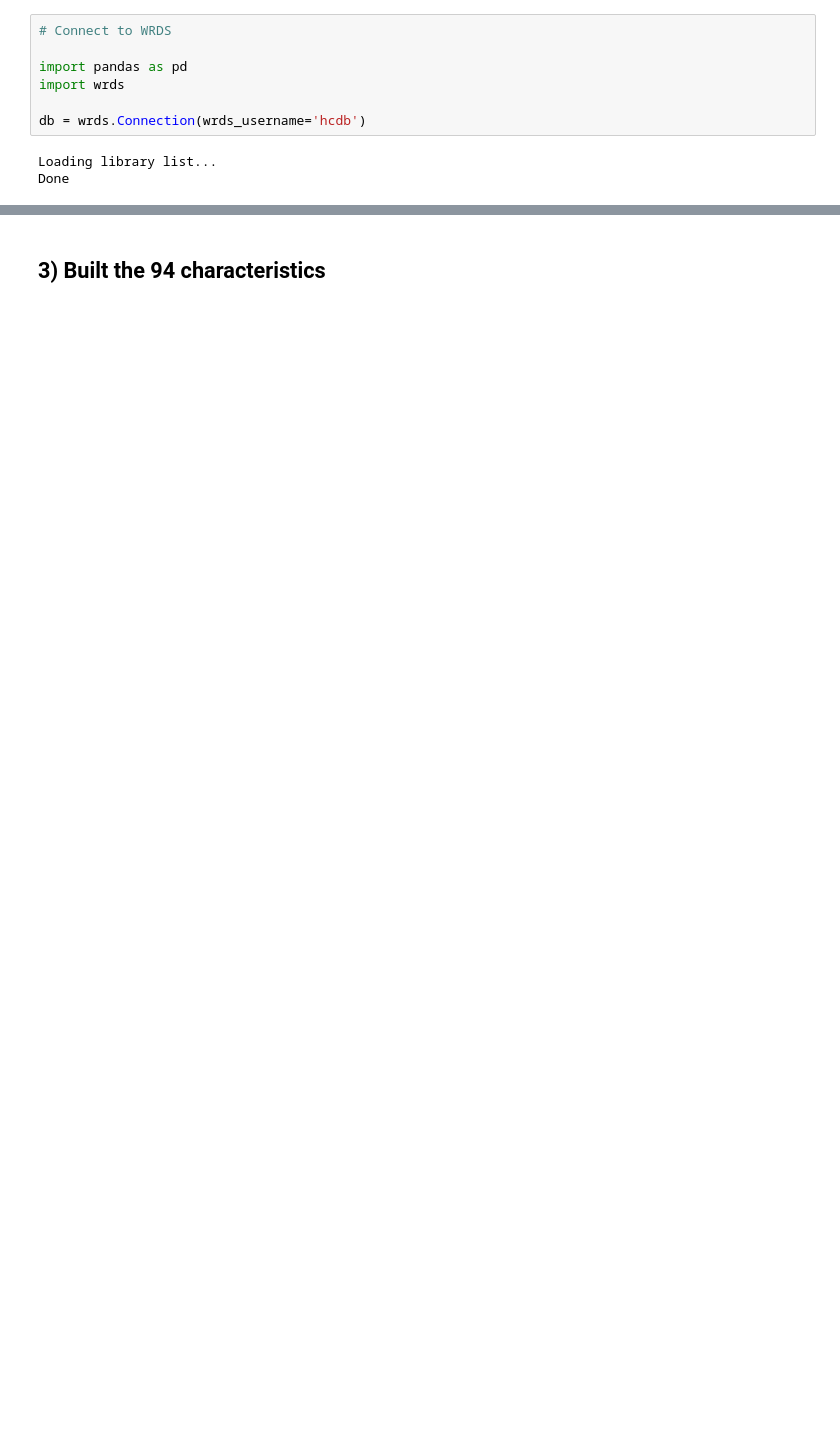
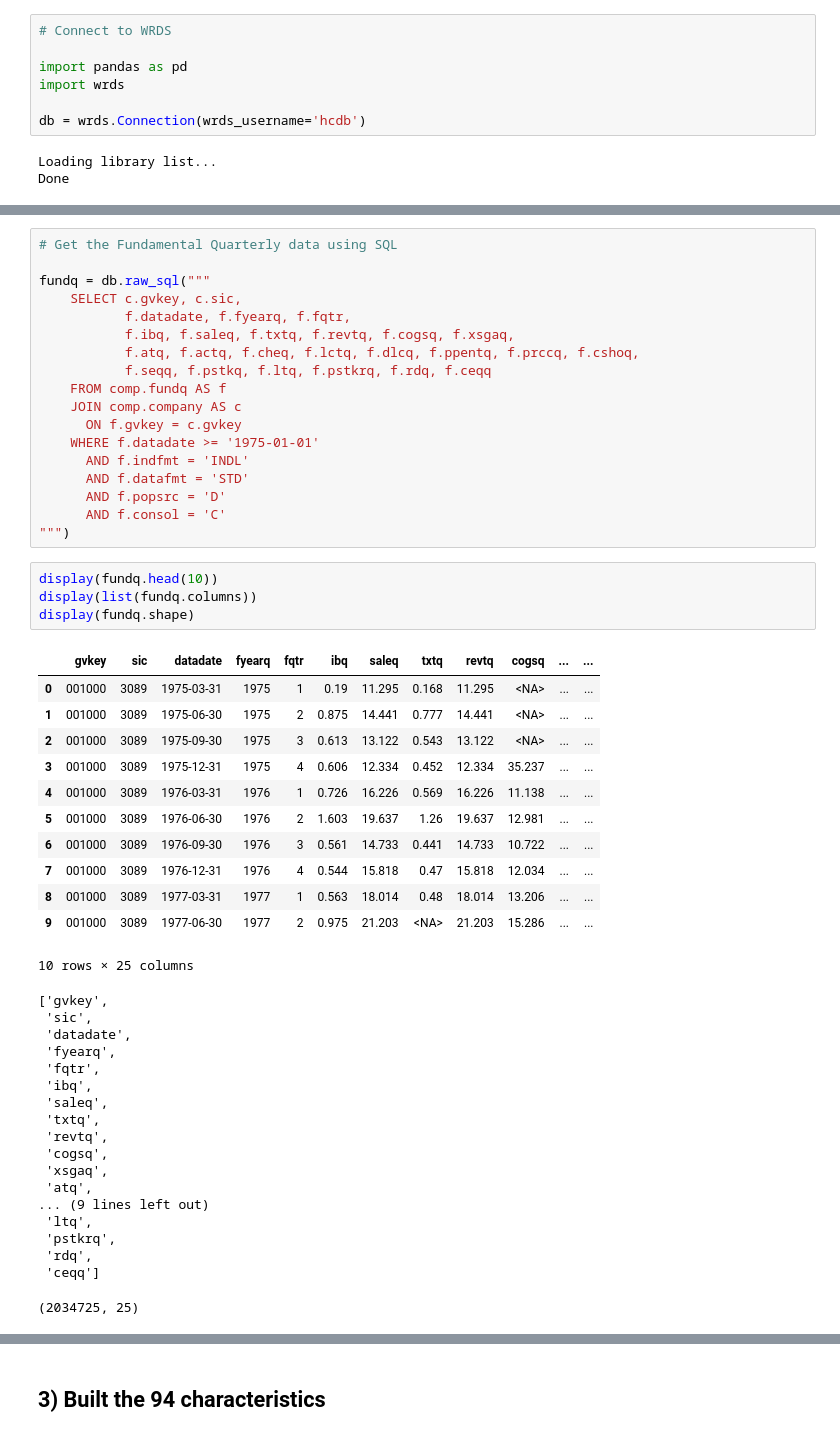
Before and after one commit to emilefnd/GKX-ML-Asset-Pricing-Python, a Jupyter notebook: Code/GXX.ipynb, the cells around one changed output, grey strips where cells are left out. Cells and saved outputs as stored; diff of their text form; blank space fills up the shorter version.

```diff
--- a/Code/GXX.ipynb
+++ b/Code/GXX.ipynb
@@ -68,0 +105,53 @@ funda = db.raw_sql("""
+# %%
+# Get the Fundamental Quarterly data using SQL
+
+fundq = db.raw_sql("""
+    SELECT c.gvkey, c.sic,
+           f.datadate, f.fyearq, f.fqtr,
+           f.ibq, f.saleq, f.txtq, f.revtq, f.cogsq, f.xsgaq,
+           f.atq, f.actq, f.cheq, f.lctq, f.dlcq, f.ppentq, f.prccq, f.cshoq,
+           f.seqq, f.pstkq, f.ltq, f.pstkrq, f.rdq, f.ceqq
+    FROM comp.fundq AS f
+    JOIN comp.company AS c
+      ON f.gvkey = c.gvkey
+    WHERE f.datadate >= '1975-01-01'
+      AND f.indfmt = 'INDL'
+      AND f.datafmt = 'STD'
+      AND f.popsrc = 'D'
+      AND f.consol = 'C'
+""")
+# %%
+display(fundq.head(10))
+display(list(fundq.columns))
+display(fundq.shape)
+# %% [output]
+|  | gvkey | sic | datadate | fyearq | fqtr | ibq | saleq | txtq | revtq | cogsq | ... | ... |
+| 0 | 001000 | 3089 | 1975-03-31 | 1975 | 1 | 0.19 | 11.295 | 0.168 | 11.295 | <NA> | ... | ... |
+| 1 | 001000 | 3089 | 1975-06-30 | 1975 | 2 | 0.875 | 14.441 | 0.777 | 14.441 | <NA> | ... | ... |
+| 2 | 001000 | 3089 | 1975-09-30 | 1975 | 3 | 0.613 | 13.122 | 0.543 | 13.122 | <NA> | ... | ... |
+| 3 | 001000 | 3089 | 1975-12-31 | 1975 | 4 | 0.606 | 12.334 | 0.452 | 12.334 | 35.237 | ... | ... |
+| 4 | 001000 | 3089 | 1976-03-31 | 1976 | 1 | 0.726 | 16.226 | 0.569 | 16.226 | 11.138 | ... | ... |
+| 5 | 001000 | 3089 | 1976-06-30 | 1976 | 2 | 1.603 | 19.637 | 1.26 | 19.637 | 12.981 | ... | ... |
+| 6 | 001000 | 3089 | 1976-09-30 | 1976 | 3 | 0.561 | 14.733 | 0.441 | 14.733 | 10.722 | ... | ... |
+| 7 | 001000 | 3089 | 1976-12-31 | 1976 | 4 | 0.544 | 15.818 | 0.47 | 15.818 | 12.034 | ... | ... |
+| 8 | 001000 | 3089 | 1977-03-31 | 1977 | 1 | 0.563 | 18.014 | 0.48 | 18.014 | 13.206 | ... | ... |
+| 9 | 001000 | 3089 | 1977-06-30 | 1977 | 2 | 0.975 | 21.203 | <NA> | 21.203 | 15.286 | ... | ... |
+10 rows × 25 columns
+['gvkey',
+ 'sic',
+ 'datadate',
+ 'fyearq',
+ 'fqtr',
+ 'ibq',
+ 'saleq',
+ 'txtq',
+ 'revtq',
+ 'cogsq',
+ 'xsgaq',
+ 'atq',
+... (9 lines left out)
+ 'ltq',
+ 'pstkrq',
+ 'rdq',
+ 'ceqq']
+(2034725, 25)
```
Also changed, not shown: parts of 10 cells of this notebook.
